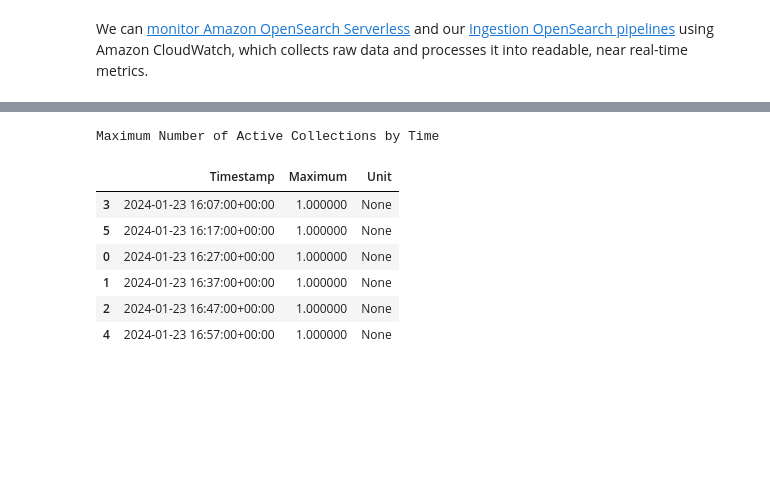
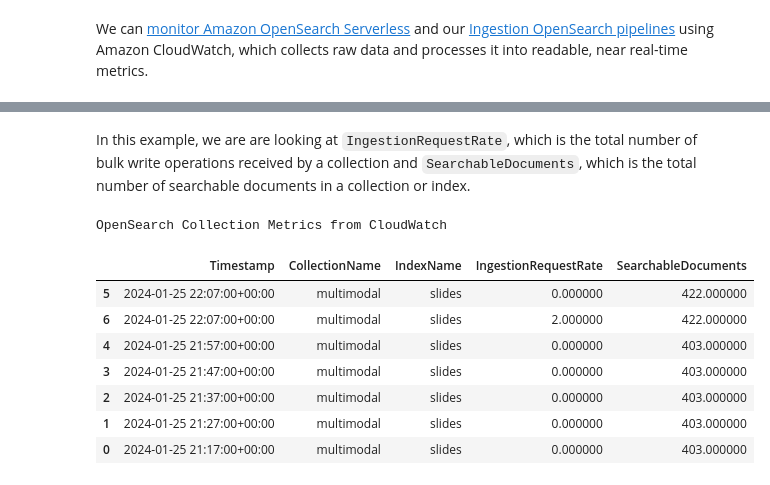
Before and after one commit to aws-samples/multimodal-rag-on-slide-decks, a Jupyter notebook: Blog1-TitanEmbeddings-LVM/notebooks/2_data_ingestion.ipynb, the cells around one changed output, grey strips where cells are left out. Cells and saved outputs as stored; diff of their text form; code cells hidden in the pictures; blank space fills up the shorter version.

```diff
--- a/Blog1-TitanEmbeddings-LVM/notebooks/2_data_ingestion.ipynb
+++ b/Blog1-TitanEmbeddings-LVM/notebooks/2_data_ingestion.ipynb
@@ -325,14 +298,2 @@ response = client.get_metric_statistics(
-# %%
-df = pd.json_normalize(response['Datapoints'])
-df['Timestamp'] = pd.to_datetime(df['Timestamp'])
-df = df.sort_values(by='Timestamp')
-df.style.set_table_attributes("style='display:inline'").set_caption('Maximum Number of Active Collections by Time')
-# %% [output]
-Maximum Number of Active Collections by Time
-|  | Timestamp | Maximum | Unit |
-| 3 | 2024-01-23 16:07:00+00:00 | 1.000000 | None |
-| 5 | 2024-01-23 16:17:00+00:00 | 1.000000 | None |
-| 0 | 2024-01-23 16:27:00+00:00 | 1.000000 | None |
-| 1 | 2024-01-23 16:37:00+00:00 | 1.000000 | None |
-| 2 | 2024-01-23 16:47:00+00:00 | 1.000000 | None |
-| 4 | 2024-01-23 16:57:00+00:00 | 1.000000 | None |
+# %% [markdown]
+In this example, we are are looking at `IngestionRequestRate`, which is the total number of bulk write operations received by a collection and `SearchableDocuments`, which is the total number of searchable documents in a collection or index.
@@ -339 +331,45 @@ Maximum Number of Active Collections by Time
+# %%
+SearchableDocuments_response = client.get_metric_statistics(
+    Namespace='AWS/AOSS',
+    MetricName='SearchableDocuments',
+    Dimensions=[
+        {
+            'Name': 'CollectionName',
+            'Value': collection_name
+        },
+        {
+            'Name': 'ClientId',
+            'Value': client_id
+        },
+        {
+            'Name': 'CollectionId',
+            'Value': collection_id
+        }
+    ],
+    StartTime=start_time,
+    EndTime=now,
+    Period=600,
+    Statistics=['Maximum']
+)
+# %%
+ingest_df = pd.json_normalize(IngestionRequestRate_response['Datapoints'])
+document_df = pd.json_normalize(SearchableDocuments_response['Datapoints'])
+df = pd.merge_asof(ingest_df.sort_values('Timestamp'), document_df.sort_values('Timestamp'), on='Timestamp')
+# %%
+df= df.drop(columns=['Unit_x', 'Unit_y'])
+df.rename(columns={ "Sum": "IngestionRequestRate", "Maximum": "SearchableDocuments"}, inplace=True)
+df.insert(1, 'CollectionName', collection_name)
+df.insert(2, 'IndexName', index_name)
+df = df.sort_values(by='Timestamp', ascending=False)
+df.style.set_table_attributes("style='display:inline'").set_caption('OpenSearch Collection Metrics from CloudWatch')
+# %% [output]
+OpenSearch Collection Metrics from CloudWatch
+|  | Timestamp | CollectionName | IndexName | IngestionRequestRate | SearchableDocuments |
+| 5 | 2024-01-25 22:07:00+00:00 | multimodal | slides | 0.000000 | 422.000000 |
+| 6 | 2024-01-25 22:07:00+00:00 | multimodal | slides | 2.000000 | 422.000000 |
+| 4 | 2024-01-25 21:57:00+00:00 | multimodal | slides | 0.000000 | 403.000000 |
+| 3 | 2024-01-25 21:47:00+00:00 | multimodal | slides | 0.000000 | 403.000000 |
+| 2 | 2024-01-25 21:37:00+00:00 | multimodal | slides | 0.000000 | 403.000000 |
+| 1 | 2024-01-25 21:27:00+00:00 | multimodal | slides | 0.000000 | 403.000000 |
+| 0 | 2024-01-25 21:17:00+00:00 | multimodal | slides | 0.000000 | 403.000000 |
 # %% [markdown]
```
Also changed, not shown: parts of 22 cells of this notebook.
